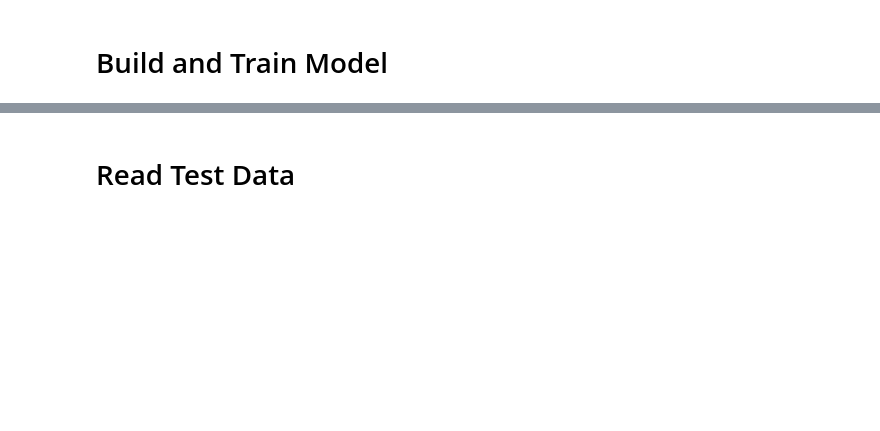
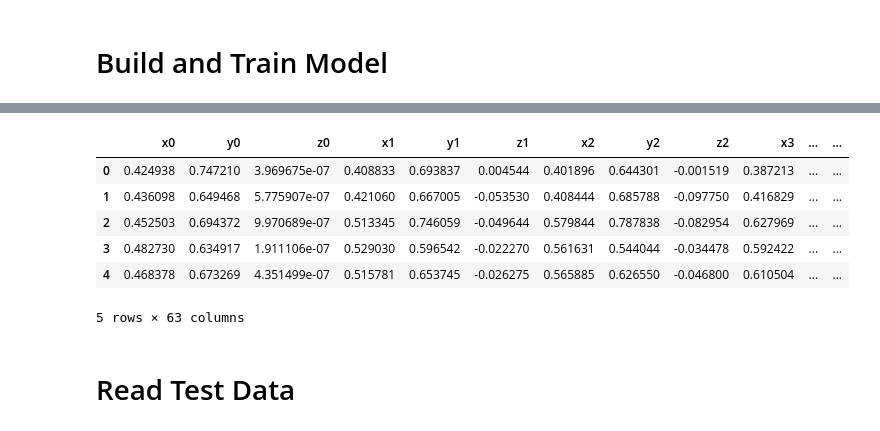
Before and after one commit to henthe/fingerCounter, a Jupyter notebook: LightGBMFingerCounter.ipynb, the cells around one changed output, grey strips where cells are left out. Cells and saved outputs as stored; diff of their text form; code cells hidden in the pictures; blank space fills up the shorter version.

```diff
--- a/LightGBMFingerCounter.ipynb
+++ b/LightGBMFingerCounter.ipynb
@@ -54,3 +62,21 @@ import lightgbm as lgb
+# %%
+path = r'C:\Users\henri\Documents\FingerCounterData\DatasetForFingerCounter'
+training_path = path + r'\verification_landmarks.csv'
+# Write the DataFrame to a CSV file
+df = pd.read_csv(training_path)
+# %%
+X_val = df[['x0','y0','z0','x1','y1','z1','x2','y2','z2','x3','y3','z3','x4','y4','z4','x5','y5','z5','x6','y6','z6','x7','y7','z7','x8','y8','z8','x9','y9','z9','x10','y10','z10','x11','y11','z11','x12','y12','z12','x13','y13','z13','x14','y14','z14','x15','y15','z15','x16','y16','z16','x17','y17','z17','x18','y18','z18','x19','y19','z19','x20','y20','z20']]
+y_val = df['image']
+y_val = y_val.map(lambda image: image.split('_')[2])
+X_val.head()
+# %% [output]
+|  | x0 | y0 | z0 | x1 | y1 | z1 | x2 | y2 | z2 | x3 | ... | ... |
+| 0 | 0.424938 | 0.747210 | 3.969675e-07 | 0.408833 | 0.693837 | 0.004544 | 0.401896 | 0.644301 | -0.001519 | 0.387213 | ... | ... |
+| 1 | 0.436098 | 0.649468 | 5.775907e-07 | 0.421060 | 0.667005 | -0.053530 | 0.408444 | 0.685788 | -0.097750 | 0.416829 | ... | ... |
+| 2 | 0.452503 | 0.694372 | 9.970689e-07 | 0.513345 | 0.746059 | -0.049644 | 0.579844 | 0.787838 | -0.082954 | 0.627969 | ... | ... |
+| 3 | 0.482730 | 0.634917 | 1.911106e-07 | 0.529030 | 0.596542 | -0.022270 | 0.561631 | 0.544044 | -0.034478 | 0.592422 | ... | ... |
+| 4 | 0.468378 | 0.673269 | 4.351499e-07 | 0.515781 | 0.653745 | -0.026275 | 0.565885 | 0.626550 | -0.046800 | 0.610504 | ... | ... |
+5 rows × 63 columns
 # %% [markdown]
 # Read Test Data
 # %%
```
Also changed, not shown: parts of 24 cells of this notebook, 1 other file.
